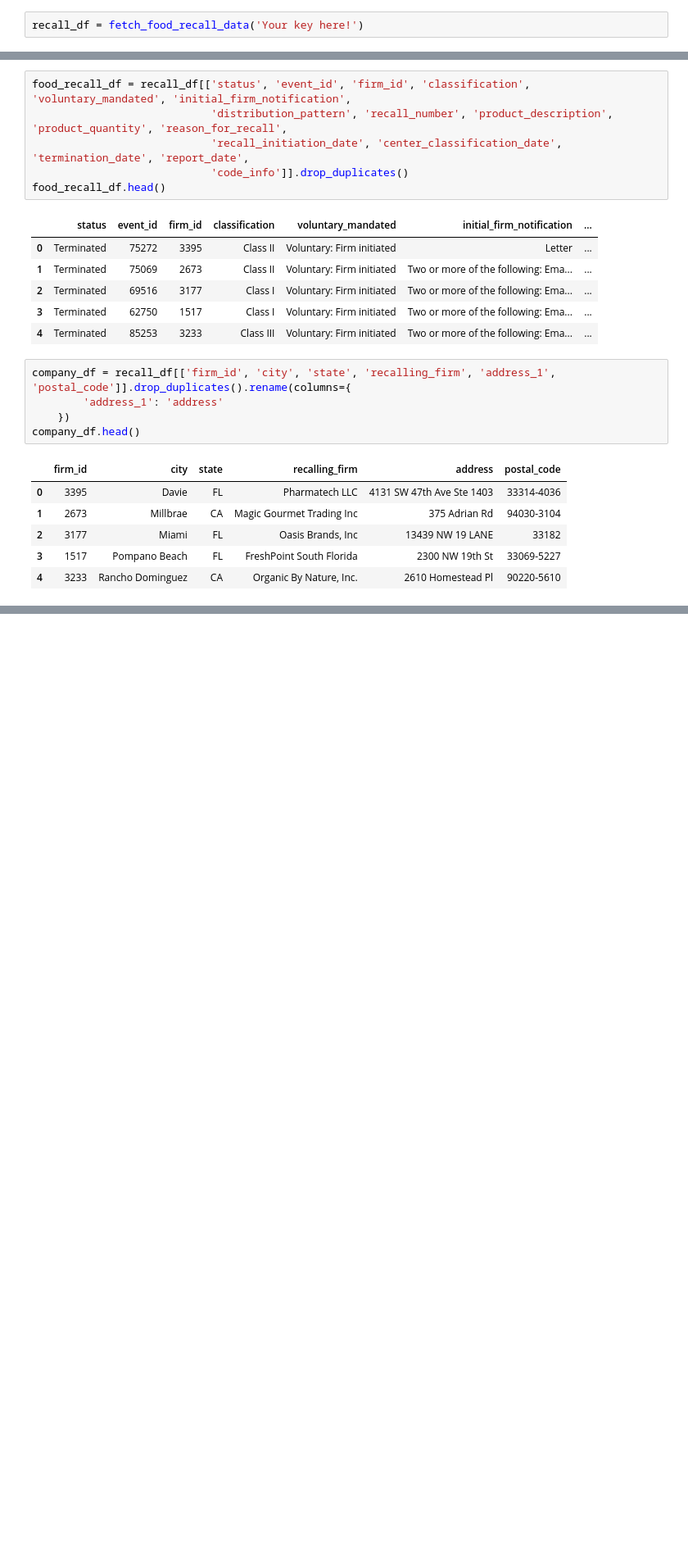
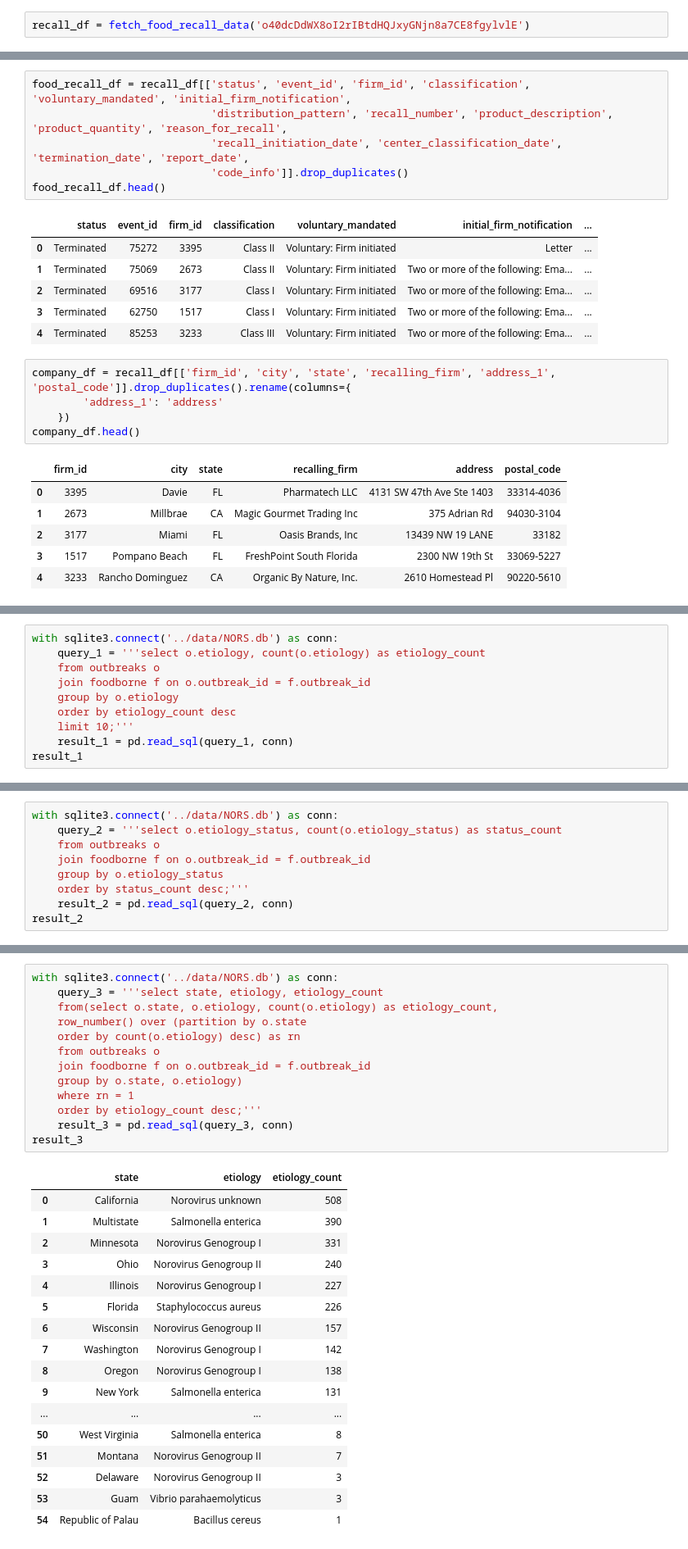
Before and after one commit to NoxRainTempest/Outbreaks_and_Recalls, a Jupyter notebook: notebooks/outbreak_recall.ipynb, the cells around one changed output, grey strips where cells are left out. Shown at 82% size. Saved outputs shown, nothing was run; the diff lists cells and outputs as text; blank space fills up the shorter version.

```diff
--- a/notebooks/outbreak_recall.ipynb
+++ b/notebooks/outbreak_recall.ipynb
@@ -294,7 +323,7 @@ def fetch_food_recall_data(api_key):
 # %% [markdown]
 While this function was made primarily with this specific API in mind, I can also edit it for use with other APIs for any future projects I make. The purpose of this function is to automate the gathering of the API results so that I can easily convert those results into a csv for cleaning.
 # %%
-recall_df = fetch_food_recall_data('Your key here!')
+recall_df = fetch_food_recall_data('o40dcDdWX8oI2rIBtdHQJxyGNjn8a7CE8fgylvlE')
 # %% [output]
 Fetched 1000 records
 Fetched 1000 records
@@ -535,0 +580,10 @@ with sqlite3.connect("../data/FDA_food_recall.db") as conn:
+# %%
+with sqlite3.connect('../data/NORS.db') as conn:
+    query_1 = '''select o.etiology, count(o.etiology) as etiology_count
+    from outbreaks o
+    join foodborne f on o.outbreak_id = f.outbreak_id
+    group by o.etiology
+    order by etiology_count desc
+    limit 10;'''
+    result_1 = pd.read_sql(query_1, conn)
+result_1
@@ -535,0 +604,9 @@ with sqlite3.connect("../data/FDA_food_recall.db") as conn:
+# %%
+with sqlite3.connect('../data/NORS.db') as conn:
+    query_2 = '''select o.etiology_status, count(o.etiology_status) as status_count
+    from outbreaks o
+    join foodborne f on o.outbreak_id = f.outbreak_id
+    group by o.etiology_status
+    order by status_count desc;'''
+    result_2 = pd.read_sql(query_2, conn)
+result_2
@@ -535,0 +619,31 @@ with sqlite3.connect("../data/FDA_food_recall.db") as conn:
+# %%
+with sqlite3.connect('../data/NORS.db') as conn:
+    query_3 = '''select state, etiology, etiology_count
+    from(select o.state, o.etiology, count(o.etiology) as etiology_count,
+    row_number() over (partition by o.state
+    order by count(o.etiology) desc) as rn
+    from outbreaks o
+    join foodborne f on o.outbreak_id = f.outbreak_id
+    group by o.state, o.etiology)
+    where rn = 1
+    order by etiology_count desc;'''
+    result_3 = pd.read_sql(query_3, conn)
+result_3
+# %% [output]
+|  | state | etiology | etiology_count |
+| 0 | California | Norovirus unknown | 508 |
+| 1 | Multistate | Salmonella enterica | 390 |
+| 2 | Minnesota | Norovirus Genogroup I | 331 |
+| 3 | Ohio | Norovirus Genogroup II | 240 |
+| 4 | Illinois | Norovirus Genogroup I | 227 |
+| 5 | Florida | Staphylococcus aureus | 226 |
+| 6 | Wisconsin | Norovirus Genogroup II | 157 |
+| 7 | Washington | Norovirus Genogroup I | 142 |
+| 8 | Oregon | Norovirus Genogroup I | 138 |
+| 9 | New York | Salmonella enterica | 131 |
+| ... | ... | ... | ... |
+| 50 | West Virginia | Salmonella enterica | 8 |
+| 51 | Montana | Norovirus Genogroup II | 7 |
+| 52 | Delaware | Norovirus Genogroup II | 3 |
+| 53 | Guam | Vibrio parahaemolyticus | 3 |
+| 54 | Republic of Palau | Bacillus cereus | 1 |
```
Also changed, not shown: parts of 26 cells of this notebook, 2 other files.
